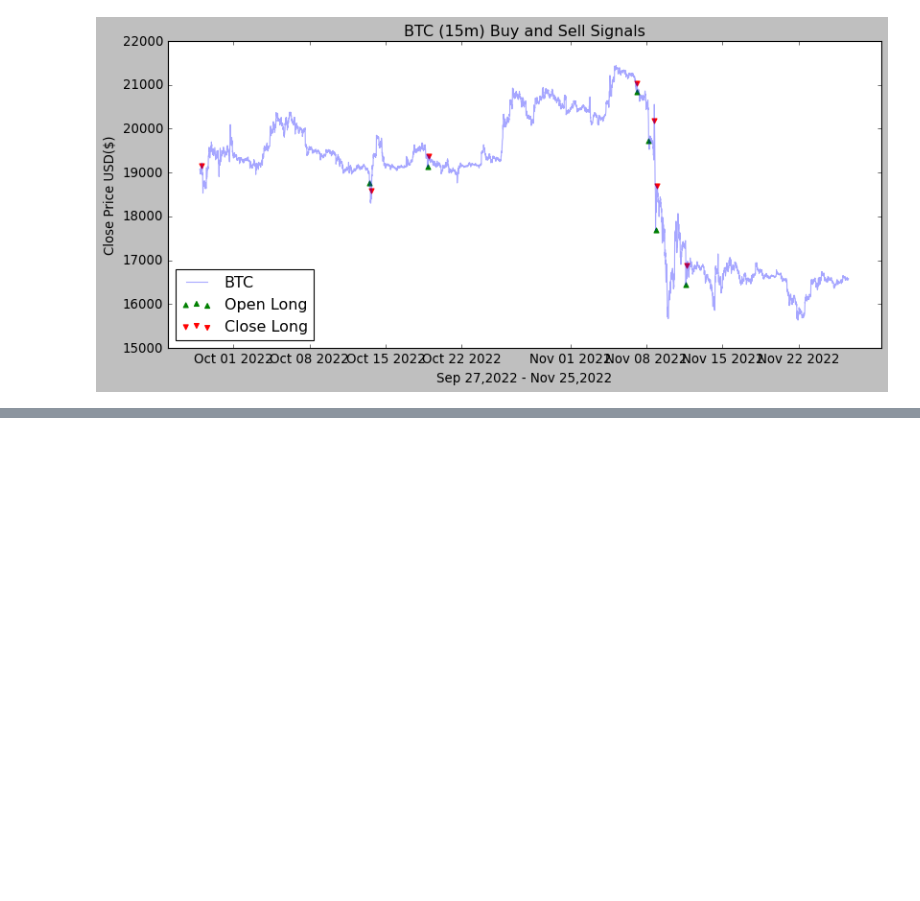
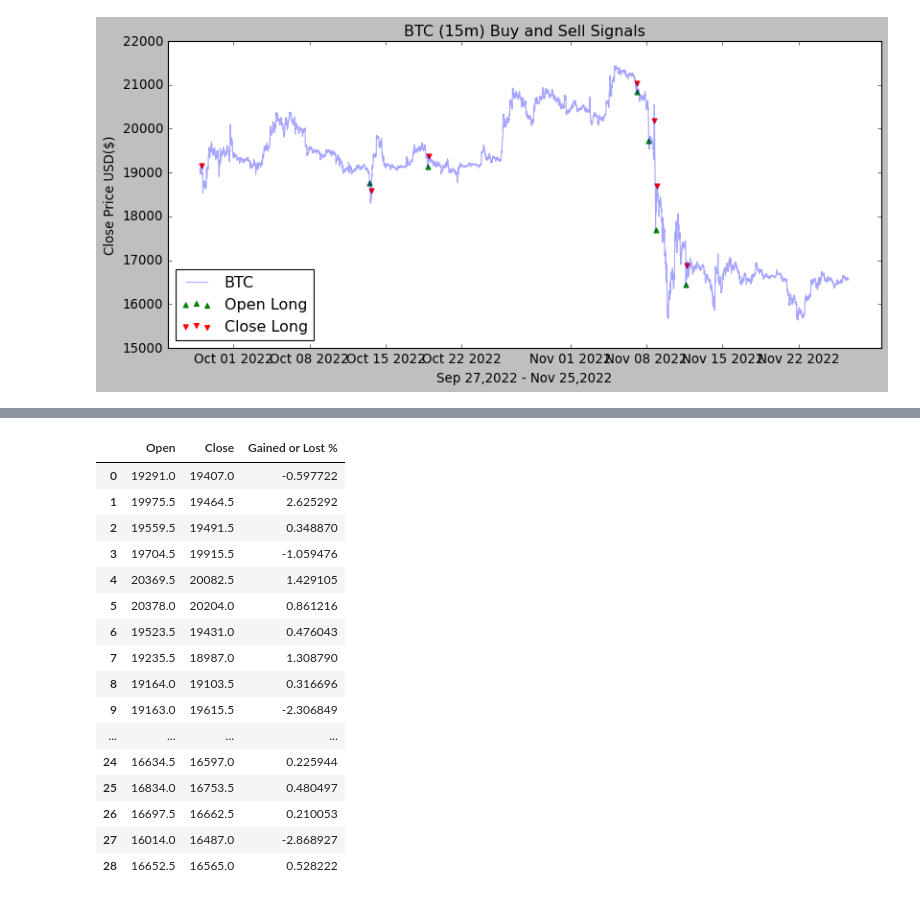
Before and after one commit to litosmunoz/Introduction-to-Quantitative-Trading, a Jupyter notebook: backtesting_bot/btc_15m.ipynb, the cells around one changed output, grey strips where cells are left out. Saved outputs shown, nothing was run; the diff lists cells and outputs as text; code cells hidden in the pictures; blank space fills up the shorter version.

```diff
--- a/backtesting_bot/btc_15m.ipynb
+++ b/backtesting_bot/btc_15m.ipynb
@@ -141,0 +217,5 @@ plt.show()
+# %%
+short_open_list = list(df_2["Short Signal RSI"])
+short_close_list = list(df_2["Close Short Signal RSI"])
+open = [x for x in short_open_list if np.isnan(x) == False]
+close = [x for x in short_close_list if np.isnan(x) == False]
@@ -141,0 +228,4 @@ plt.show()
+# %%
+positions = {'Open': open, 'Close': close}
+positions = pd.DataFrame(positions)
+positions
@@ -141,0 +250,22 @@ plt.show()
+# %%
+positions['Gained or Lost %'] = percentage_change(positions['Close'],positions['Open'])
+# %%
+positions
+# %% [output]
+|  | Open | Close | Gained or Lost % |
+| 0 | 19291.0 | 19407.0 | -0.597722 |
+| 1 | 19975.5 | 19464.5 | 2.625292 |
+| 2 | 19559.5 | 19491.5 | 0.348870 |
+| 3 | 19704.5 | 19915.5 | -1.059476 |
+| 4 | 20369.5 | 20082.5 | 1.429105 |
+| 5 | 20378.0 | 20204.0 | 0.861216 |
+| 6 | 19523.5 | 19431.0 | 0.476043 |
+| 7 | 19235.5 | 18987.0 | 1.308790 |
+| 8 | 19164.0 | 19103.5 | 0.316696 |
+| 9 | 19163.0 | 19615.5 | -2.306849 |
+| ... | ... | ... | ... |
+| 24 | 16634.5 | 16597.0 | 0.225944 |
+| 25 | 16834.0 | 16753.5 | 0.480497 |
+| 26 | 16697.5 | 16662.5 | 0.210053 |
+| 27 | 16014.0 | 16487.0 | -2.868927 |
+| 28 | 16652.5 | 16565.0 | 0.528222 |
```
Also changed, not shown: parts of 16 cells of this notebook.
